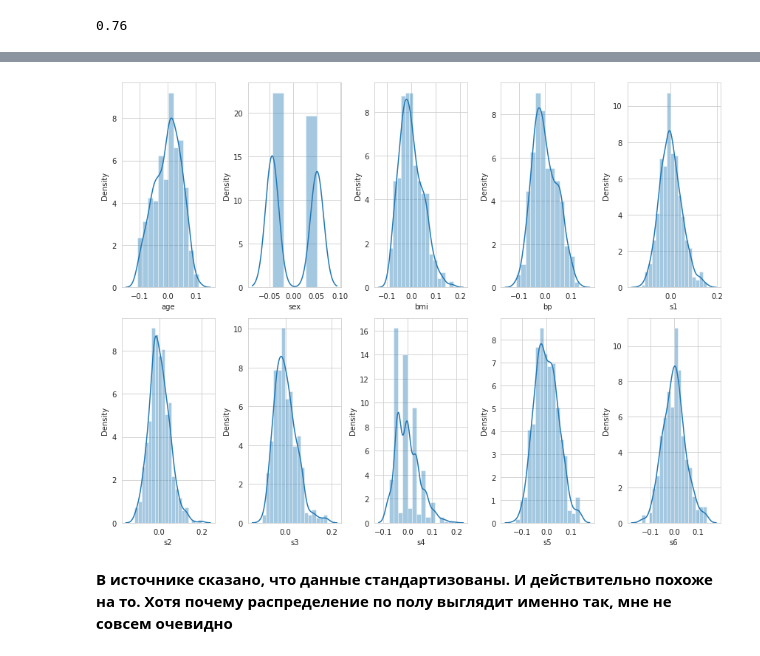
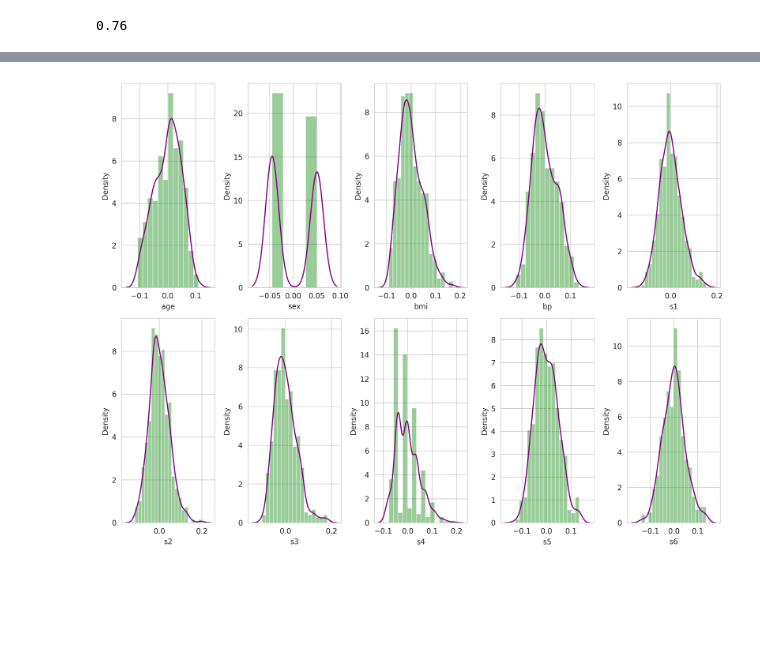
Before and after one commit to MShtol/BI_ML_2021, a Jupyter notebook: lesson_1/KNN.ipynb, the cells around one changed output, grey strips where cells are left out. Cells and saved outputs as stored; diff of their text form; code cells hidden in the pictures; blank space fills up the shorter version.

```diff
--- a/lesson_1/KNN.ipynb
+++ b/lesson_1/KNN.ipynb
@@ -69,11 +61,0 @@ plt.axis("off");
-# %%
-fig, ax = plt.subplots(nrows=2, ncols=5)
-[axi.set_axis_off() for axi in ax.ravel()]
-classes = [i for i in range(10)]
-class_n = 0
-for row in ax:
-    for col in row:
-        pic = np.argmax(y==classes[class_n])
-        image = X[pic].reshape(28, 28)
-        col.imshow(image)
-        class_n += 1
@@ -201,0 +170,5 @@ binary_classification_metrics(prediction, binary_test_y)
+# %%
+metrics_name = ['precision', 'recall', 'f1 score', 'accuracy']
+metrics_val = binary_classification_metrics(prediction, binary_test_y)
+for i, val in enumerate(metrics_val):
+    print(f'{metrics_name[i]}: \t{val}')
@@ -340,12 +388,10 @@ X.head()
 # %%
-fig, axs = plt.subplots(2, 5)
+fig, axs = plt.subplots(2, 5, dpi=300)
 axs = axs.ravel()
 
 for i, ax in enumerate(axs):
-    sns.distplot(X.iloc[:,i], ax=ax)
+    sns.distplot(X.iloc[:,i], ax=ax, color='green')
+    ax.lines[0].set_color('purple')
 fig.tight_layout()
 # %% [output]
-[figure, old version]
+[figure, new version]
-# %% [markdown]
-**В источнике сказано, что данные стандартизованы. И действительно похоже на то.
-Хотя почему распределение по полу выглядит именно так, мне не совсем очевидно**
```
Also changed, not shown: parts of 117 cells of this notebook, 1 other file.
